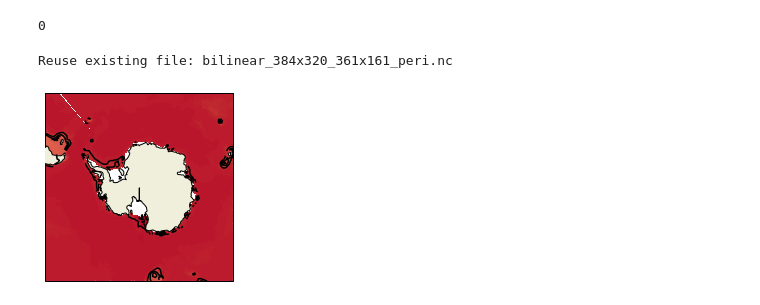
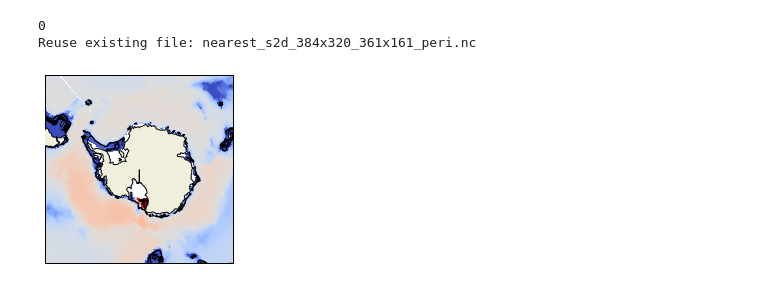
Before and after one commit to s-ragen/cmip6hack-so-project, a Jupyter notebook: notebooks/oncemorewithfeeling.ipynb, the cells around one changed output. Saved outputs shown, nothing was run; the diff lists cells and outputs as text; code cells hidden in the pictures.

```diff
--- a/notebooks/oncemorewithfeeling.ipynb
+++ b/notebooks/oncemorewithfeeling.ipynb
@@ -46,0 +229,8 @@ dset_dict = cat.to_dataset_dict(zarr_kwargs={'consolidated': True, 'decode_times
+# %%
+for i in deriveddict:
+    pdens=xr.apply_ufunc(gsw.density.sigma2,sodict_small[i].so, deriveddict[i].cthetao, dask='parallelized',
+                        output_dtypes=[float, ]).rename('pdens').to_dataset()
+
+    pdens0=xr.apply_ufunc(gsw.density.sigma0,sodict_small[i].so, deriveddict[i].cthetao, dask='parallelized',
+                        output_dtypes=[float, ]).rename('pdens0').to_dataset()
+    deriveddict[i] = xr.merge([pdens, pdens0, deriveddict[i]])
@@ -46,0 +252,31 @@ dset_dict = cat.to_dataset_dict(zarr_kwargs={'consolidated': True, 'decode_times
+# %%
+bottom_props = {}
+
+for (n,i) in enumerate(deriveddict):
+    print(thetaodict[i].attrs['source_id'])
+
+    ds = deriveddict[i].isel(time=7, member_id=-1)
+    dstemp = thetaodict_small[i].isel(time=7, member_id=-1)
+    dssalt = sodict_small[i].isel(time=7, member_id=-1)
+
+    temp = ds.pdens + ds.lev
+
+    bottom_dens = ds.pdens.where(temp==temp.max(['lev'])).max(['lev'])
+    bottom_temp = dstemp.thetao.where(temp==temp.max(['lev'])).max(['lev'])
+    bottom_salt = dssalt.so.where(temp==temp.max(['lev'])).max(['lev'])
+    topo = (temp- ds.pdens).max(['lev']).rename('topo')
+
+    # interpolate density data
+    surf_dens = ds.pdens0.interp(lev=10)
+
+    # Calculate mixed layer depth based on density difference from 10m
+    dens_diff = ds.pdens0 - surf_dens
+    dens_diff = dens_diff.where(dens_diff > 0.03)
+    mld = dens_diff.lev.where(dens_diff==dens_diff.min(['lev'])).max(['lev']).rename('mld')
+    # ratio of mld to total depth
+    relative_depth = mld/topo
+    relative_depth = relative_depth.rename('rel_depth')
+
+    bottom_props[i] = xr.merge([bottom_dens, bottom_temp, bottom_salt, topo, mld, relative_depth])
+
+bottom_props
@@ -150,7 +559,7 @@ for i in dset_dict:
     data_new = data
     lat_temp = latitude.copy()
     lon_temp = longitude.copy()
-    method = np.str('bilinear')
+    method = np.str('nearest_s2d')
     # Make method exceptions for models with weird grids around antarctica
 #     if dset_dict[i].source_id == 'CNRM-CM6-1':
 #         method = np.str('nearest_s2d')
@@ -169,34 +578,33 @@ for i in dset_dict:
         lat_temp = np.transpose(lat_temp)
         lon_temp = np.transpose(lon_temp)
     lat_temp2 = latitude.copy()
     lon_temp2 = longitude.copy()
     lat_temp2[np.abs(lat_temp2)>90] = np.nan
     lon_temp2[np.abs(lon_temp2)>360] = np.nan
     # Create the xarray datasets to feed into the xesmf regridder
     ds_in = xr.Dataset({'lat': (['x','y'],lat_temp2),
                         'lon': (['x','y'],lon_temp2)})
     ds_out = xr.Dataset({'lat': (['x','y'],lat_temp),
                             'lon': (['x','y'],lon_temp)})
     # Regrid the data
     f = xe.Regridder(ds_in, ds_out, method, periodic=True, reuse_weights=True)
     data_new = f(data)
     threshold_new = f(dset_dict[i].relative_depth.squeeze())
 
     # A data mask for SouthPolarStereo plots
     mydata = ma.masked_where(latitude>0.,data.copy())
     mydata_new = ma.masked_where(lat_temp>0.,data_new.copy())
 
     # Make a pcolor plot of bottom potential density, and contour the >50% mld/total depth threshold
     ax = plt.subplot(5,4,index+1,projection = ccrs.SouthPolarStereo())
     ax.add_feature(cfeature.LAND,zorder=100,edgecolor='k')
     ax.set_extent([0.005, 360, -90, -50], crs=ccrs.PlateCarree())
-    this = ax.pcolormesh(longitude,latitude,mydata,transform=ccrs.PlateCarree(),cmap = plt.cm.coolwarm, vmin=0, vmax=30)
+    this = ax.pcolormesh(longitude,latitude,mydata,transform=ccrs.PlateCarree(),cmap = plt.cm.coolwarm, vmin=36.8, vmax=37.2)
     this2 = ax.contour(lon_temp,lat_temp,threshold_new,transform=ccrs.PlateCarree(),colors='k')
-    ax.colorbar()
 #     plt.title(np.str(dset_dict[i].source_id))
 
     index = index+1
 # %% [output]
 0
+Reuse existing file: nearest_s2d_384x320_361x161_peri.nc
-Reuse existing file: bilinear_384x320_361x161_peri.nc
-[figure, old version]
+[figure, new version]
```
Also changed, not shown: parts of 28 cells of this notebook, 4 other files.
